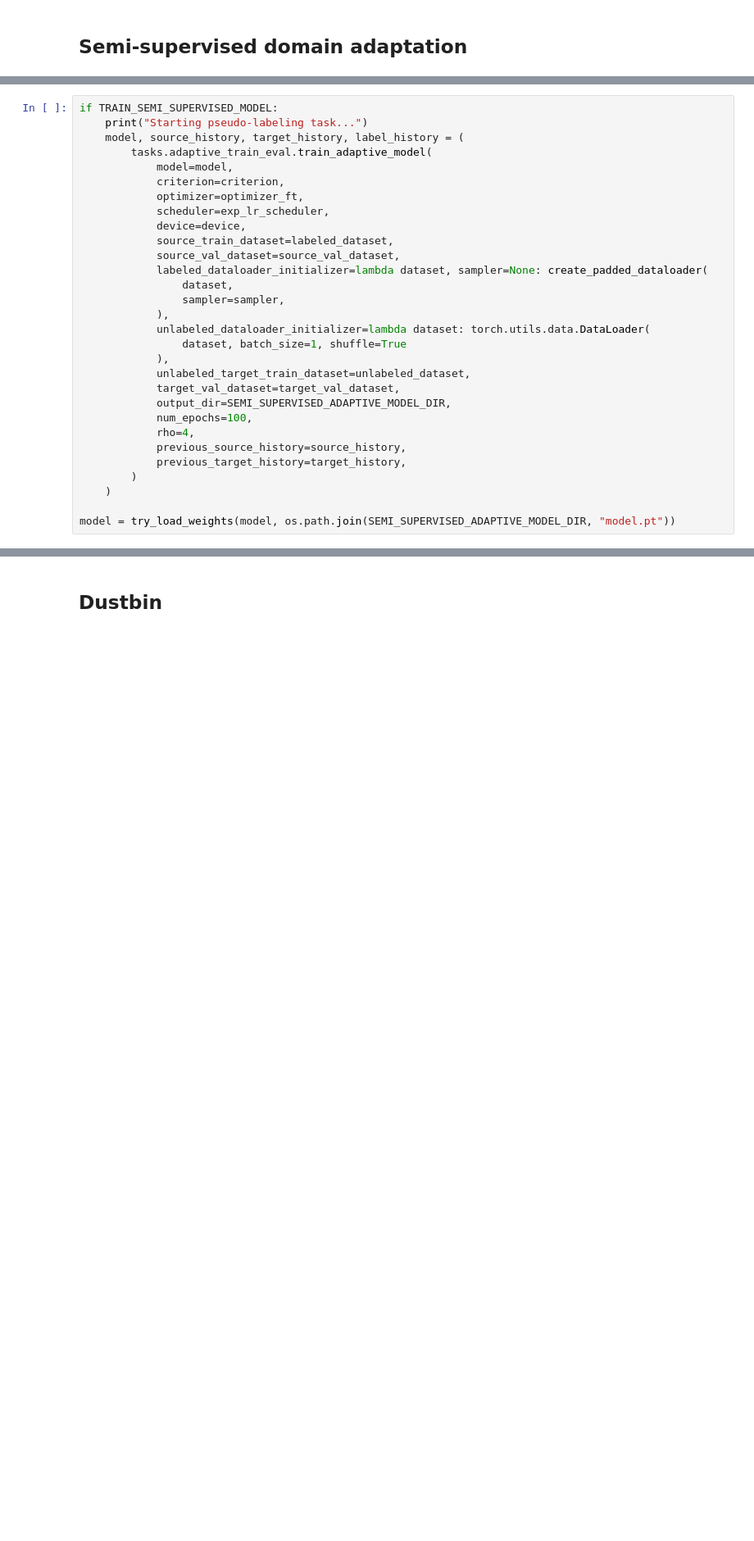
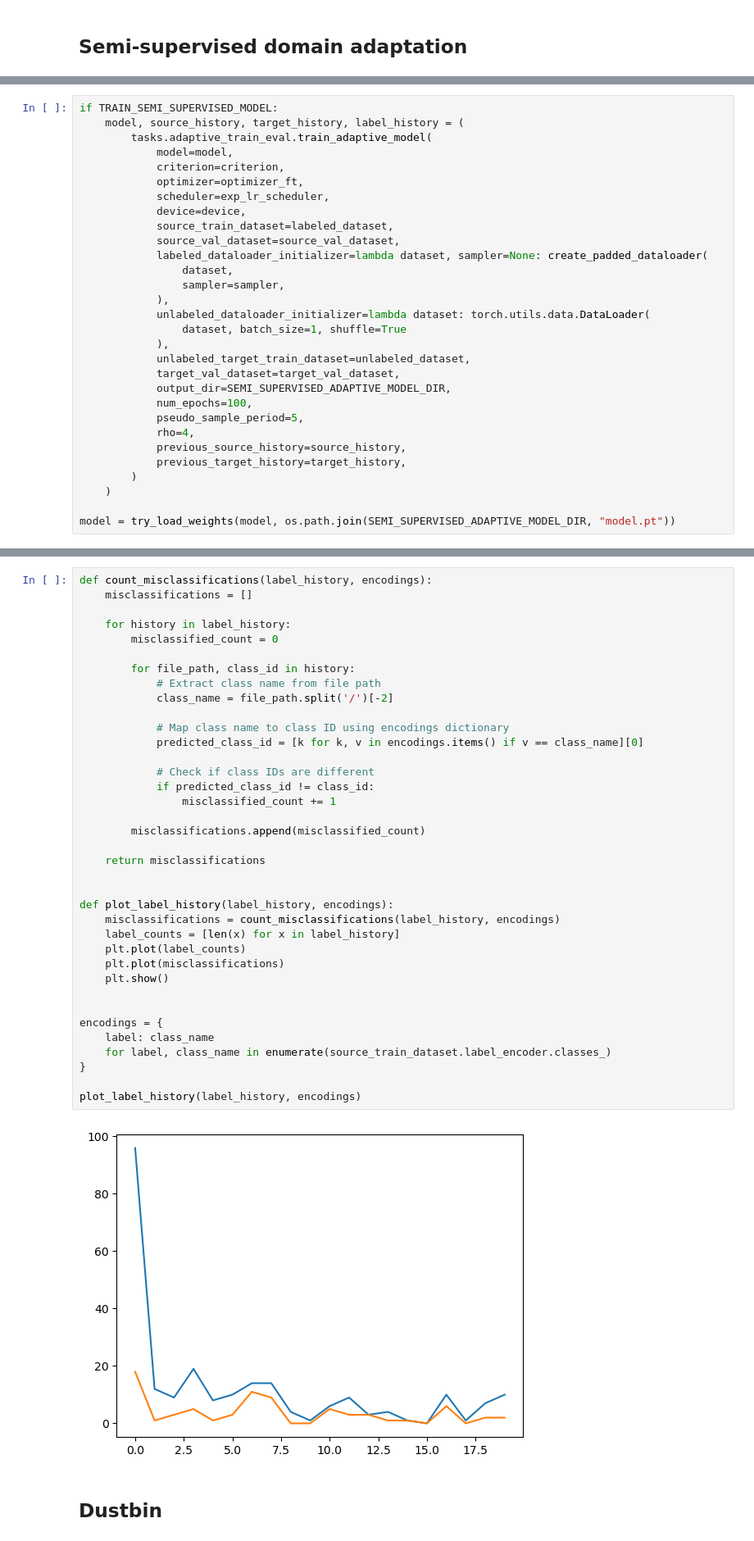
Before and after one commit to dimits-ts/deep_vision_domain_adaptation, a Jupyter notebook: domain_adaptation.ipynb, the cells around one changed output, grey strips where cells are left out. Shown at 82% size. Cells and saved outputs as stored; diff of their text form; blank space fills up the shorter version.

Commit message:
Add pseudo label history and add period in pseudolabeling

```diff
--- a/domain_adaptation.ipynb
+++ b/domain_adaptation.ipynb
@@ -438,7 +435,6 @@ desktop_computer       0.20      0.50      0.29         2
 [figure]
 # %%
 if TRAIN_SEMI_SUPERVISED_MODEL:
-    print("Starting pseudo-labeling task...")
     model, source_history, target_history, label_history = (
         tasks.adaptive_train_eval.train_adaptive_model(
             model=model,
@@ -459,6 +455,7 @@ if TRAIN_SEMI_SUPERVISED_MODEL:
             target_val_dataset=target_val_dataset,
             output_dir=SEMI_SUPERVISED_ADAPTIVE_MODEL_DIR,
             num_epochs=100,
+            pseudo_sample_period=5,
             rho=4,
             previous_source_history=source_history,
             previous_target_history=target_history,
@@ -487,6 +487,45 @@ desktop_computer       0.20      0.50      0.29         2
        macro avg       0.44      0.36      0.33       120
     weighted avg       0.47      0.35      0.35       120
 [figure]
+# %%
+def count_misclassifications(label_history, encodings):
+    misclassifications = []
+
+    for history in label_history:
+        misclassified_count = 0
+
+        for file_path, class_id in history:
+            # Extract class name from file path
+            class_name = file_path.split('/')[-2]
+
+            # Map class name to class ID using encodings dictionary
+            predicted_class_id = [k for k, v in encodings.items() if v == class_name][0]
+
+            # Check if class IDs are different
+            if predicted_class_id != class_id:
+                misclassified_count += 1
+
+        misclassifications.append(misclassified_count)
+
+    return misclassifications
+
+
+def plot_label_history(label_history, encodings):
+    misclassifications = count_misclassifications(label_history, encodings)
+    label_counts = [len(x) for x in label_history]
+    plt.plot(label_counts)
+    plt.plot(misclassifications)
+    plt.show()
+
+
+encodings = {
+    label: class_name
+    for label, class_name in enumerate(source_train_dataset.label_encoder.classes_)
+}
+
+plot_label_history(label_history, encodings)
+# %% [output]
+[figure, added]
 # %% [markdown]
 ## Dustbin
 # %% [raw]
```
Also changed, not shown: parts of 3 cells of this notebook, 1 other file.
